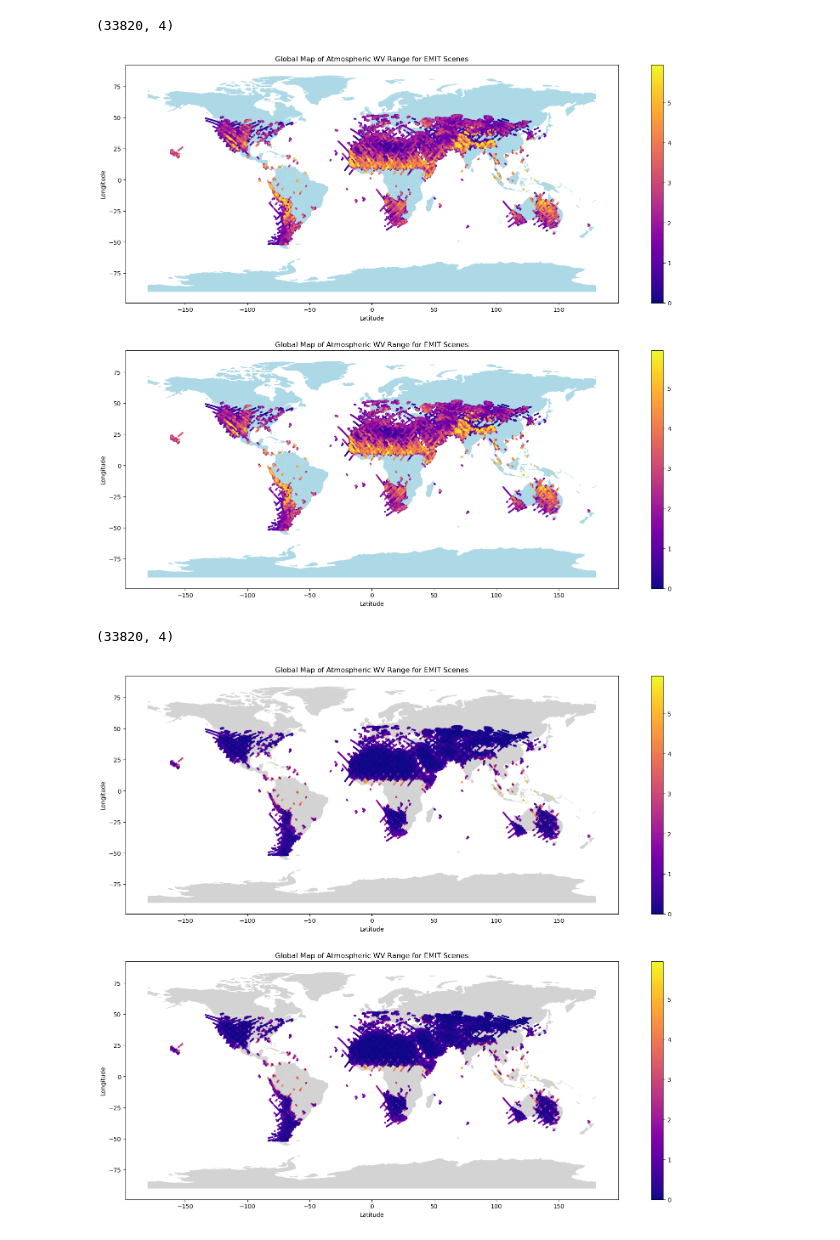
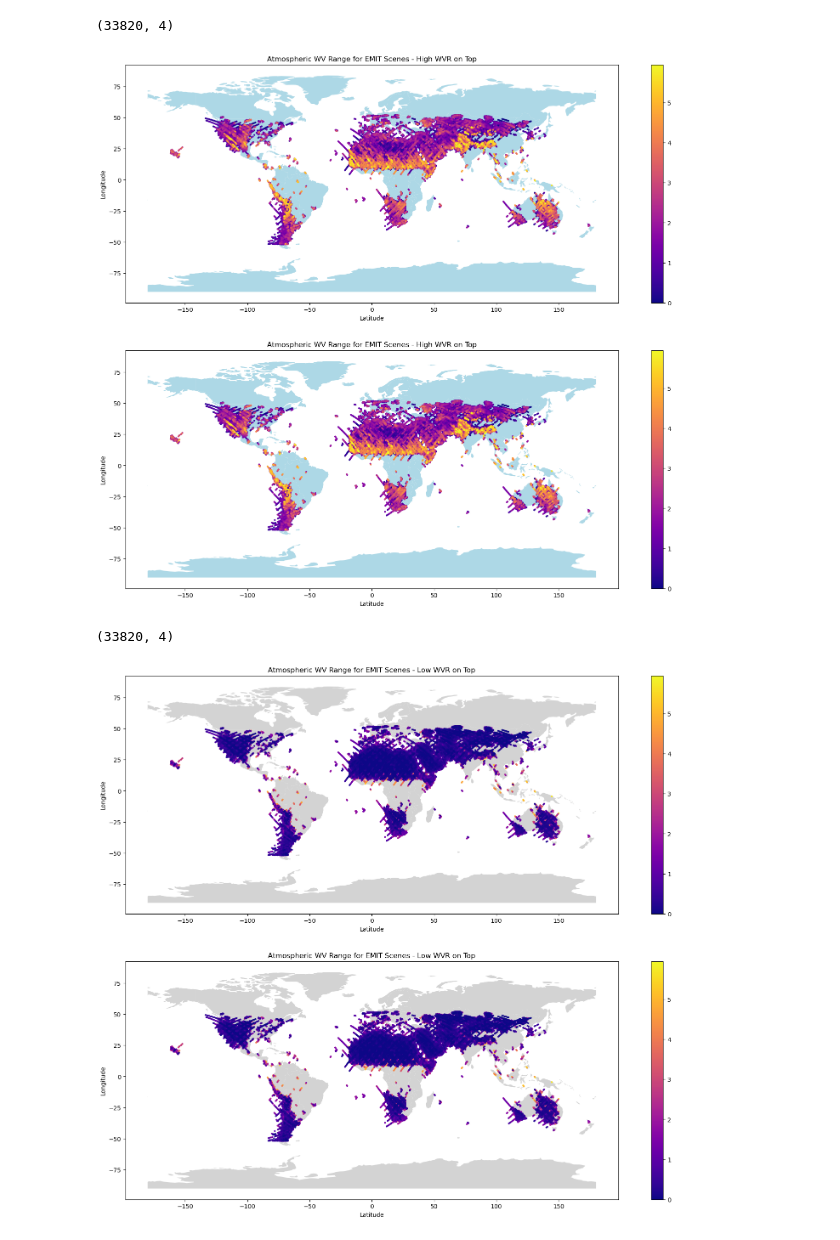
Before and after one commit to varunpatro1/EMIT_scene_analysis, a Jupyter notebook: wv_percentiles.ipynb, the cells around one changed output. Saved outputs shown, nothing was run; the diff lists cells and outputs as text; code cells hidden in the pictures.

```diff
--- a/wv_percentiles.ipynb
+++ b/wv_percentiles.ipynb
@@ -136,27 +162,27 @@ high_to_low_df.shape
 # %% [output]
 (33820, 4)
 # %%
-title = 'Global Map of Atmospheric WV Range for EMIT Scenes'
+title = 'Atmospheric WV Range for EMIT Scenes - High WVR on Top'
 fig, ax = plt.subplots(figsize=(20,16), ncols = 1, nrows = 2, gridspec_kw = None)
 countries = gpd.read_file(
      gpd.datasets.get_path("naturalearth_lowres"))
 
 for i in range(2):
         countries.plot(color="lightblue", ax = ax[i])
 
 # plot points
 
 for i in range(2):
     high_to_low_df.plot.scatter(x="Latitude", y="Longitude", s=4, c=high_to_low_df['WV range'], colormap="plasma", title= title, ax=ax[i])
 # %% [output]
-[figure, old version]
+[figure, new version]
 # %%
 low_to_high_df = df.sort_values(by=['WV range'], ascending = False)
 low_to_high_df.shape
 # %% [output]
 (33820, 4)
 # %%
-title = 'Global Map of Atmospheric WV Range for EMIT Scenes'
+title = 'Atmospheric WV Range for EMIT Scenes - Low WVR on Top'
 fig, ax = plt.subplots(figsize=(20,16), ncols = 1, nrows = 2, gridspec_kw = None)
 countries = gpd.read_file(
      gpd.datasets.get_path("naturalearth_lowres"))
@@ -169,4 +195,4 @@ for i in range(2):
 for i in range(2):
     low_to_high_df.plot.scatter(x="Latitude", y="Longitude", s=4, c=low_to_high_df['WV range'], colormap="plasma", title= title, ax=ax[i])
 # %% [output]
-[figure, old version]
+[figure, new version]
```
Also changed, not shown: parts of 3 cells of this notebook, 1 other file.
